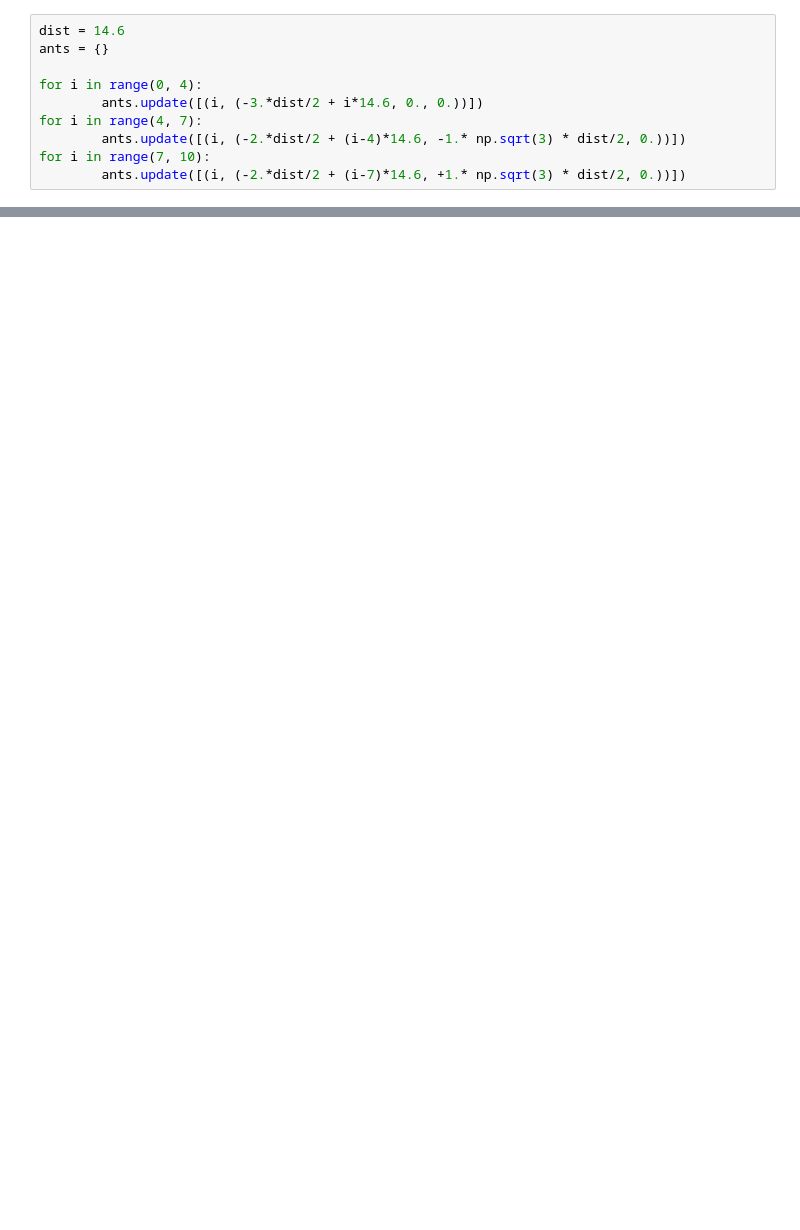
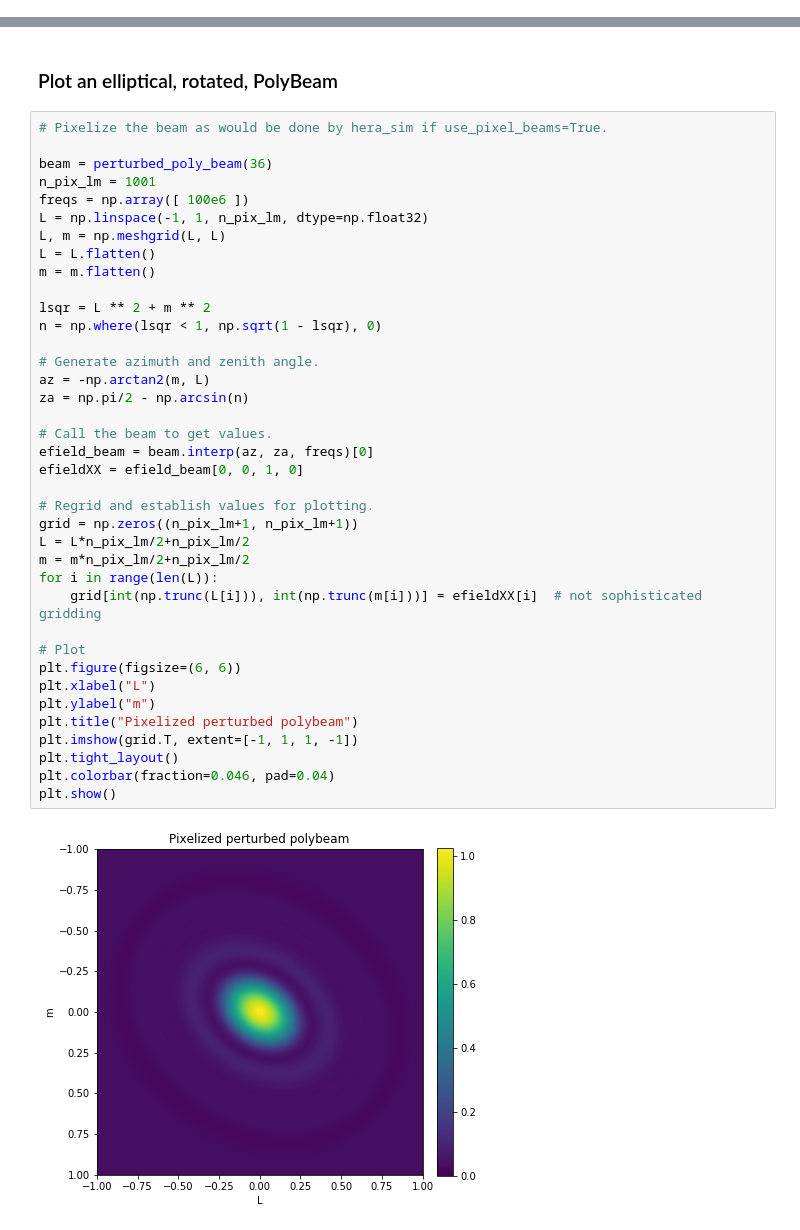
Before and after one commit to HERA-Team/hera_sim, a Jupyter notebook: docs/tutorials/polybeam_simulation.ipynb, the cells around one changed output, grey strips where cells are left out. Saved outputs shown, nothing was run; the diff lists cells and outputs as text; blank space fills up the shorter version.

```diff
--- a/docs/tutorials/polybeam_simulation.ipynb
+++ b/docs/tutorials/polybeam_simulation.ipynb
@@ -27,10 +0,0 @@ Additionally, the next major release will involve modifications to the package's
-# %%
-dist = 14.6
-ants = {}
-
-for i in range(0, 4):
-        ants.update([(i, (-3.*dist/2 + i*14.6, 0., 0.))])
-for i in range(4, 7):
-        ants.update([(i, (-2.*dist/2 + (i-4)*14.6, -1.* np.sqrt(3) * dist/2, 0.))])
-for i in range(7, 10):
-        ants.update([(i, (-2.*dist/2 + (i-7)*14.6, +1.* np.sqrt(3) * dist/2, 0.))])
@@ -170,0 +139,42 @@ plot_blts(simulator)
+# %% [markdown]
+### Plot an elliptical, rotated, PolyBeam
+# %%
+# Pixelize the beam as would be done by hera_sim if use_pixel_beams=True.
+
+beam = perturbed_poly_beam(36)
+n_pix_lm = 1001
+freqs = np.array([ 100e6 ])
+L = np.linspace(-1, 1, n_pix_lm, dtype=np.float32)
+L, m = np.meshgrid(L, L)
+L = L.flatten()
+m = m.flatten()
+
+lsqr = L ** 2 + m ** 2
+n = np.where(lsqr < 1, np.sqrt(1 - lsqr), 0)
+
+# Generate azimuth and zenith angle.
+az = -np.arctan2(m, L)
+za = np.pi/2 - np.arcsin(n)
+
+# Call the beam to get values.
+efield_beam = beam.interp(az, za, freqs)[0]
+efieldXX = efield_beam[0, 0, 1, 0]
+
+# Regrid and establish values for plotting.
+grid = np.zeros((n_pix_lm+1, n_pix_lm+1))
+L = L*n_pix_lm/2+n_pix_lm/2
+m = m*n_pix_lm/2+n_pix_lm/2
+for i in range(len(L)):
+    grid[int(np.trunc(L[i])), int(np.trunc(m[i]))] = efieldXX[i]  # not sophisticated gridding
+
+# Plot
+plt.figure(figsize=(6, 6))
+plt.xlabel("L")
+plt.ylabel("m")
+plt.title("Pixelized perturbed polybeam")
+plt.imshow(grid.T, extent=[-1, 1, 1, -1])
+plt.tight_layout()
+plt.colorbar(fraction=0.046, pad=0.04)
+plt.show()
+# %% [output]
+[figure, added]
```
Also changed, not shown: parts of 18 cells of this notebook, 5 other files.
